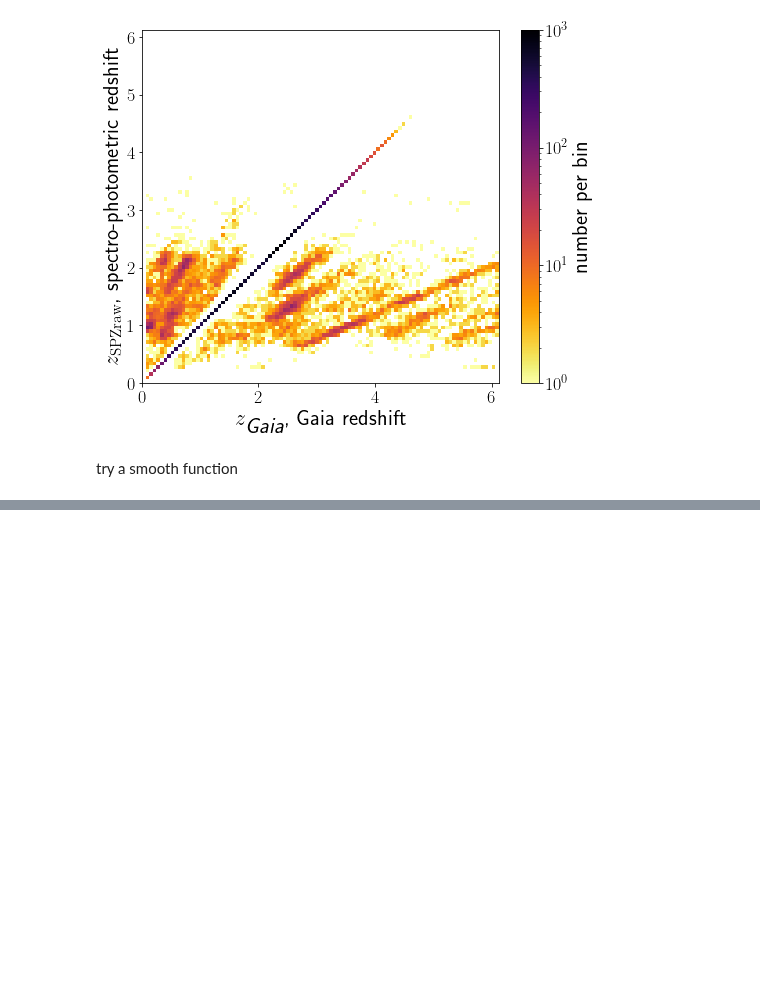
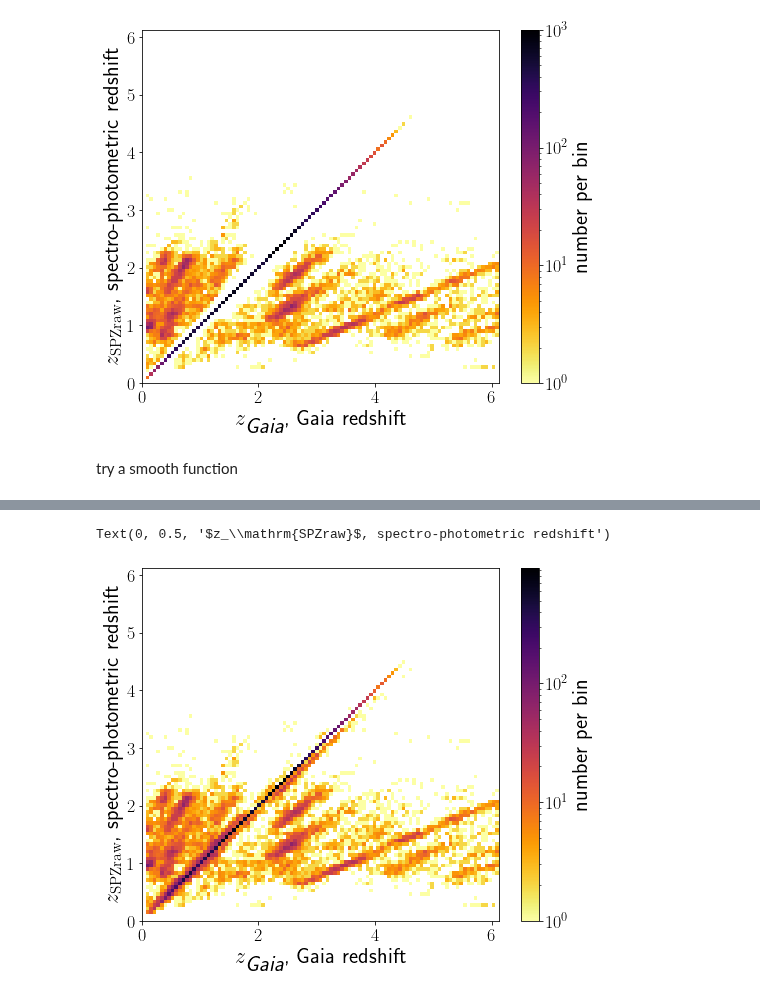
Before and after one commit to kstoreyf/gaia-quasars-lss, a Jupyter notebook: notebooks/2023-03-24_redshift_hacking.ipynb, the cells around one changed output, grey strips where cells are left out. Drawn from its saved outputs; the diff is of its cells as text; code cells hidden in the pictures; blank space fills up the shorter version.

```diff
--- a/notebooks/2023-03-24_redshift_hacking.ipynb
+++ b/notebooks/2023-03-24_redshift_hacking.ipynb
@@ -213,7 +214,7 @@ print(dz_x, h_gaia[i_dz][i_min])
 # %% [output]
 0.02593243899527689 0.6637160751565763
 # %%
-z_spzx_valid = z_spzraw_valid
+z_spzx_valid = z_spzraw_valid.copy()
 i_usegaia_x = np.abs(dz_spzraw_gaia) < dz_x
 print("Number of SPZ's we'll switch out for Gaia:", np.sum(i_usegaia_x), "out of", len(i_usegaia_x))
 print(np.sum(i_usegaia_x)/len(i_usegaia_x))
@@ -272,3 +280,15 @@ Text(0, 0.5, '$z_\\mathrm{SPZraw}$, spectro-photometric redshift')
+# %%
+fig, ax = plt.subplots(1, 1, figsize = (8, 6.5))
+h = ax.hist2d(z_gaia_valid, z_spzx_valid, bins=z_bins, cmin=1, cmap='inferno_r',
+              norm=matplotlib.colors.LogNorm(),
+              )
+fig.colorbar(h[3], ax=ax, label='number per bin')
+
+plt.xlabel(r'$z_\mathrm{\textit{Gaia}}$, Gaia redshift')
+plt.ylabel(r'$z_\mathrm{SPZraw}$, spectro-photometric redshift')
+# %% [output]
+Text(0, 0.5, '$z_\\mathrm{SPZraw}$, spectro-photometric redshift')
+[figure, added]
 # %%
 G_max = 20.5
 i_Gmax_valid = tab_spz_labeled['phot_g_mean_mag'][i_valid] < G_max
```
Also changed, not shown: parts of 10 cells of this notebook.
